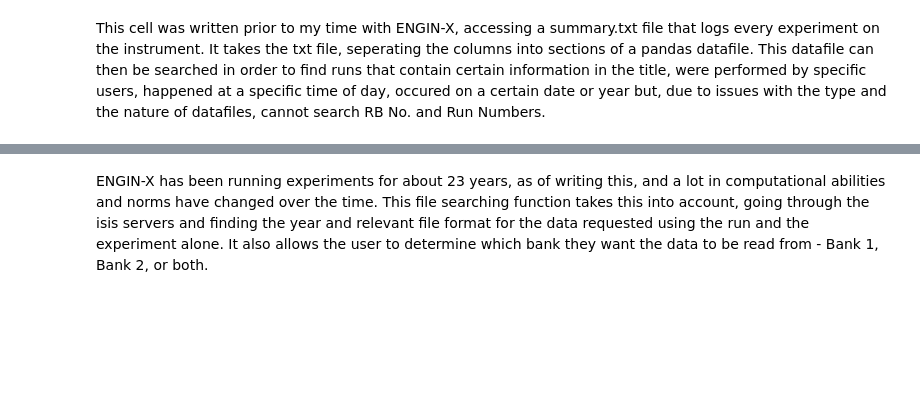
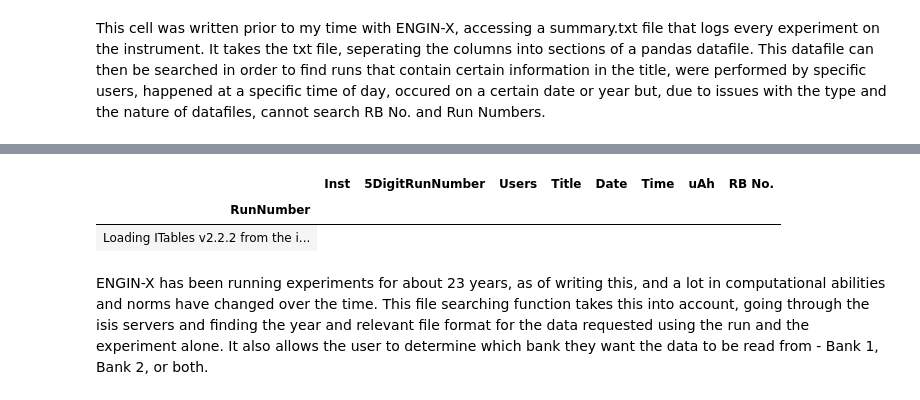
Before and after one commit to KwakuMintah/Data_Analysis_EX, a Jupyter notebook: Analysing_Older_Datasets/Grain_Size_Analysis.ipynb, the cells around one changed output, grey strips where cells are left out. Cells and saved outputs as stored; diff of their text form; code cells hidden in the pictures; blank space fills up the shorter version.

```diff
--- a/Analysing_Older_Datasets/Grain_Size_Analysis.ipynb
+++ b/Analysing_Older_Datasets/Grain_Size_Analysis.ipynb
@@ -173,32 +173,35 @@ This cell was written prior to my time with ENGIN-X, accessing a summary.txt fil
 # %%
 from itables import init_notebook_mode
 init_notebook_mode(all_interactive=True)
 
 def LoadSummaryTxt(Filename,col,search,sort):
     col_names = ['Inst','5DigitRunNumber','Users','Title','Date','Time','uAh','RB No.']
     col_width = [(0,3),(3,8),(8,28),(28,52),(52,63),(63,72),(72,80),(80,88)]
     # Run 53079 on Engin-X has corrupted row
     InvalidRows = [24493,41604,41605,41606,41607,41608]
     datas = pd.read_fwf(Filename, names=col_names, colspecs=col_width, na_filter=False,  encoding='ANSI', skiprows=InvalidRows) # encoding='ISO-8859-1'
     df = pd.DataFrame(datas)
     RunNumberDiff = df['5DigitRunNumber'].diff()
     RunNumberDiff = RunNumberDiff.replace(-99999, 1).replace(-99998, 2) # Replace wraparound values
     RunNumberDiff.iloc[0] = df['5DigitRunNumber'].iloc[0]
     df['RunNumber'] = RunNumberDiff.cumsum().astype('int64')
     df['uAh'] = pd.to_numeric(df['uAh'], errors='coerce')
     df.set_index('RunNumber', inplace=True)
     try:
         searchResults = df[df[str(col)].str.contains(str(search))].sort_values(str(sort))
     except AttributeError:
         searchResults = df[str(col)].dtype
     searchQuery = f'{col}-{search}'
     hdfName = f'{search}_sort_by_{sort}'
     return searchResults
 
-#df = LoadSummaryTxt(SummaryTxt,"Date","2025","RunNumber")
-#df
+df = LoadSummaryTxt(SummaryTxt,"Users","Cooper","RunNumber")
+df
 # %% [output]
 [interactive output not drawn]
+|  | Inst | 5DigitRunNumber | Users | Title | Date | Time | uAh | RB No. |
+| RunNumber |  |  |  |  |  |  |  |  |
+| Loading ITables v2.2.2 from the i... |
 # %% [markdown]
 ENGIN-X has been running experiments for about 23 years, as of writing this, and a lot in computational abilities and norms have changed over the time. This file searching function takes this into account, going through the isis servers and finding the year and relevant file format for the data requested using the run and the experiment alone. It also allows the user to determine which bank they want the data to be read from - Bank 1, Bank 2, or both.
 # %%
```
Also changed, not shown: parts of 4 cells of this notebook.
